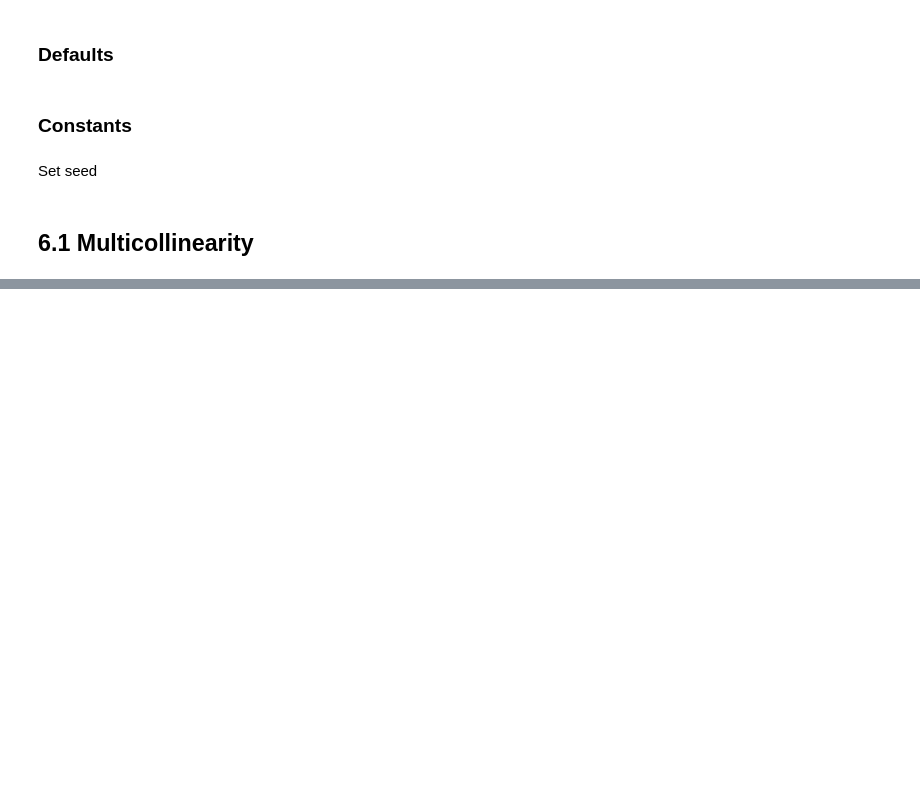
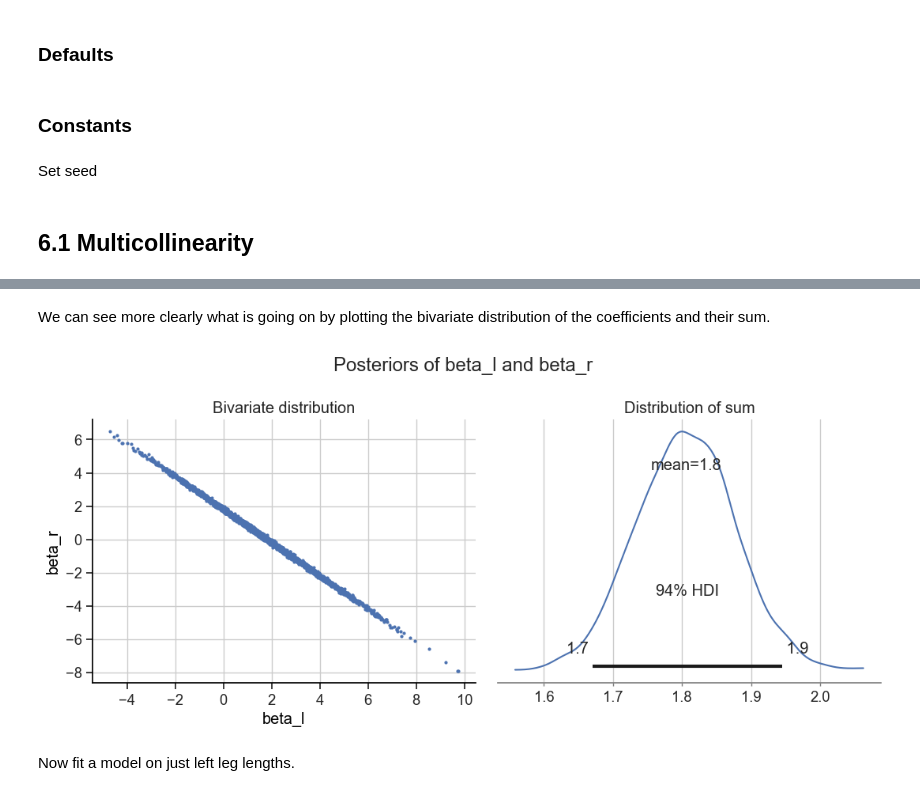
Before and after one commit to chris-leonard/statistical-rethinking, a Jupyter notebook: notes/chapter_6.ipynb, the cells around one changed output, grey strips where cells are left out. Saved outputs shown, nothing was run; the diff lists cells and outputs as text; code cells hidden in the pictures; blank space fills up the shorter version.

```diff
--- a/notes/chapter_6.ipynb
+++ b/notes/chapter_6.ipynb
@@ -63,0 +70,17 @@ rng = np.random.default_rng(RANDOM_SEED)
+# %%
+N = 100
+
+rng = np.random.default_rng(RANDOM_SEED)
+
+height = rng.normal(loc=10, scale=2, size=N)
+leg_prop = rng.uniform(low=0.4, high=0.5, size=N)
+leg_left = leg_prop * height + rng.normal(loc=0, scale=0.02, size=N)
+leg_right = leg_prop * height + rng.normal(loc=0, scale=0.02, size=N)
+
+legs = pd.DataFrame(
+    {
+        "height": height,
+        "leg_left": leg_left,
+        "leg_right": leg_right,
+    }
+)
@@ -63,0 +152,35 @@ rng = np.random.default_rng(RANDOM_SEED)
+# %% [markdown]
+We can see more clearly what is going on by plotting the bivariate distribution of the coefficients and their sum.
+# %%
+fig, axs = plt.subplots(ncols=2, figsize=(11, 5))
+
+az.plot_pair(
+    trace_6_1,
+    var_names=["beta_l", "beta_r"],
+    filter_vars="regex",
+    # ax=np.array([axs[:1]]),
+    ax=axs[0],
+)
+
+trace_6_1.posterior["beta_sum"] = (
+    trace_6_1.posterior.beta_l + trace_6_1.posterior.beta_r
+)
+az.plot_posterior(
+    trace_6_1,
+    var_names="beta_sum",
+    ax=axs[1],
+)
+
+axs[0].set(
+    title="Bivariate distribution",
+)
+axs[1].set(
+    title="Distribution of sum",
+)
+
+fig.suptitle("Posteriors of beta_l and beta_r")
+fig.tight_layout();
+# %% [output]
+[figure, added]
+# %% [markdown]
+Now fit a model on just left leg lengths.
```
Also changed, not shown: parts of 28 cells of this notebook.
